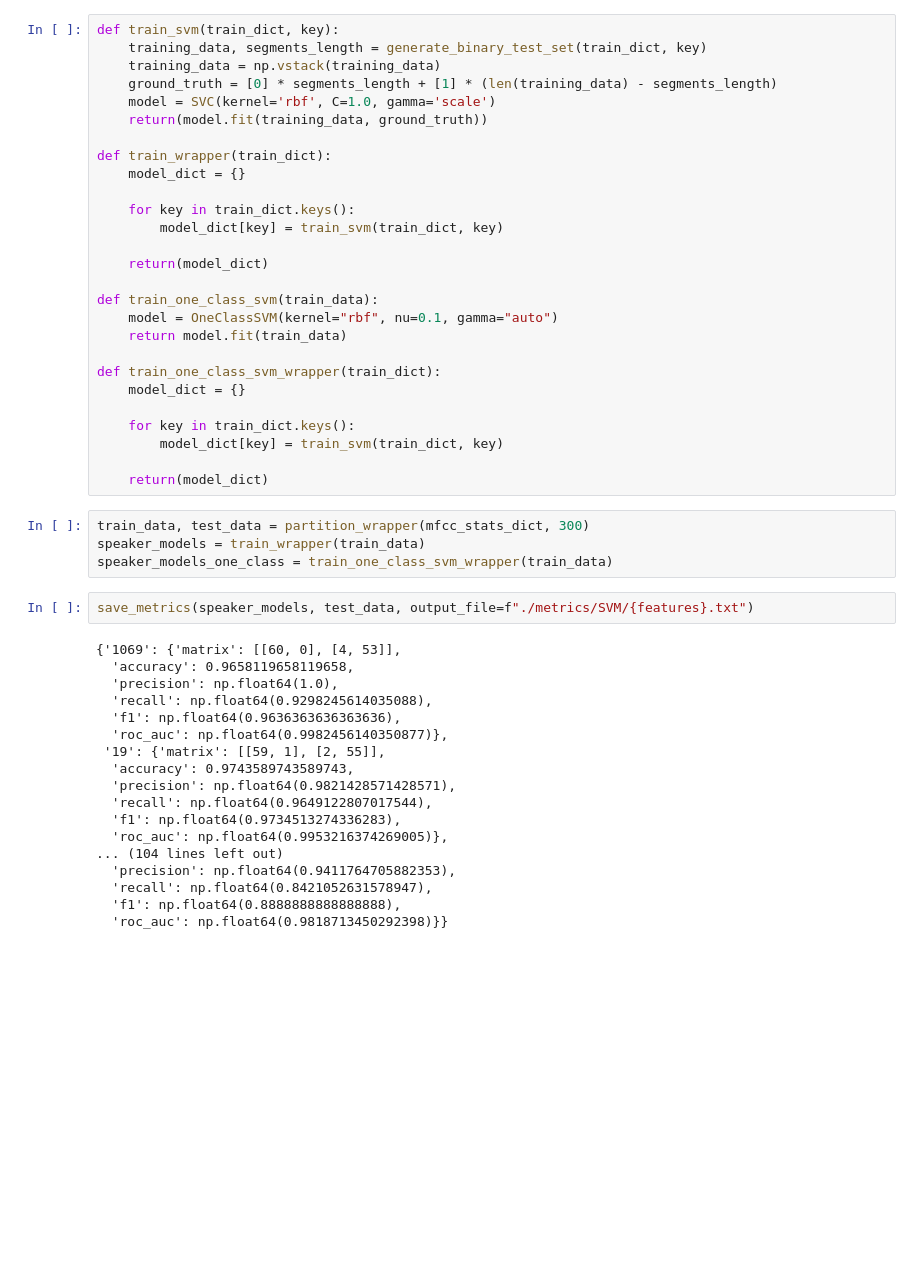
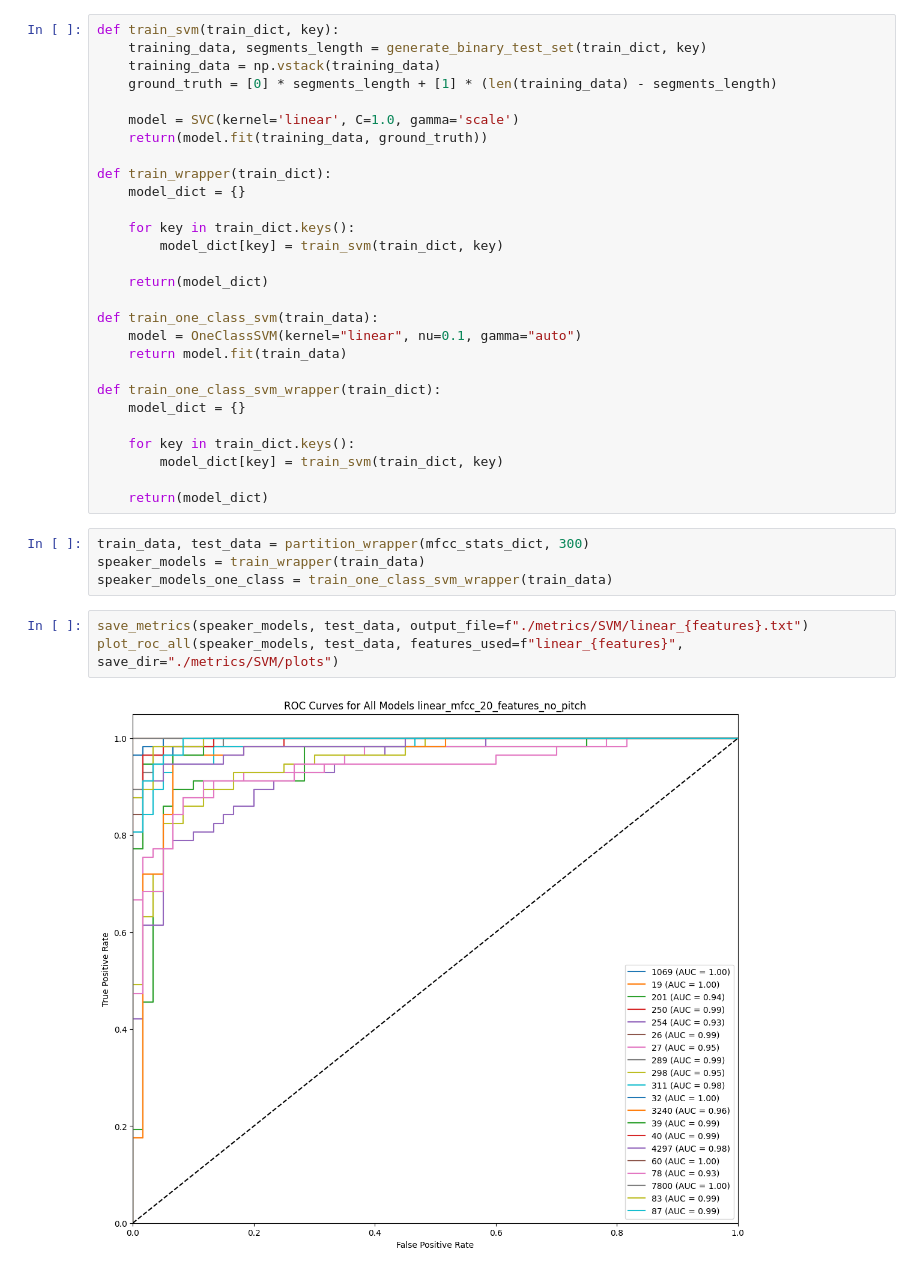
Before and after one commit to 0dink/BioMed_project, a Jupyter notebook: code/final_v3/evaluate_SVM.ipynb, the cells around one changed output. Cells and saved outputs as stored; diff of their text form; blank space fills up the shorter version.

```diff
--- a/code/final_v3/evaluate_SVM.ipynb
+++ b/code/final_v3/evaluate_SVM.ipynb
@@ -200,7 +228,8 @@ def train_svm(train_dict, key):
     training_data, segments_length = generate_binary_test_set(train_dict, key)
     training_data = np.vstack(training_data)
     ground_truth = [0] * segments_length + [1] * (len(training_data) - segments_length)
-    model = SVC(kernel='rbf', C=1.0, gamma='scale')
+
+    model = SVC(kernel='linear', C=1.0, gamma='scale')
     return(model.fit(training_data, ground_truth))
 
 def train_wrapper(train_dict):
@@ -212,7 +241,7 @@ def train_wrapper(train_dict):
     return(model_dict)
 
 def train_one_class_svm(train_data):
-    model = OneClassSVM(kernel="rbf", nu=0.1, gamma="auto")
+    model = OneClassSVM(kernel="linear", nu=0.1, gamma="auto")
     return model.fit(train_data)
 
 def train_one_class_svm_wrapper(train_dict):
@@ -227,25 +256,10 @@ train_data, test_data = partition_wrapper(mfcc_stats_dict, 300)
 speaker_models = train_wrapper(train_data)
 speaker_models_one_class = train_one_class_svm_wrapper(train_data)
 # %%
-save_metrics(speaker_models, test_data, output_file=f"./metrics/SVM/{features}.txt")
+save_metrics(speaker_models, test_data, output_file=f"./metrics/SVM/linear_{features}.txt")
+plot_roc_all(speaker_models, test_data, features_used=f"linear_{features}", save_dir="./metrics/SVM/plots")
 # %% [output]
-{'1069': {'matrix': [[60, 0], [4, 53]],
-  'accuracy': 0.9658119658119658,
-  'precision': np.float64(1.0),
-  'recall': np.float64(0.9298245614035088),
-  'f1': np.float64(0.9636363636363636),
-  'roc_auc': np.float64(0.9982456140350877)},
- '19': {'matrix': [[59, 1], [2, 55]],
-  'accuracy': 0.9743589743589743,
-  'precision': np.float64(0.9821428571428571),
-  'recall': np.float64(0.9649122807017544),
-  'f1': np.float64(0.9734513274336283),
-  'roc_auc': np.float64(0.9953216374269005)},
-... (104 lines left out)
-  'precision': np.float64(0.9411764705882353),
-  'recall': np.float64(0.8421052631578947),
-  'f1': np.float64(0.8888888888888888),
-  'roc_auc': np.float64(0.9818713450292398)}}
+[figure, added]
 # %%
 save_metrics(speaker_models_one_class, test_data, output_file=f"./metrics/SVM/{features}_oneclass.txt")
 # %% [output]
```
Also changed, not shown: parts of 3 cells of this notebook, 43 other files.
